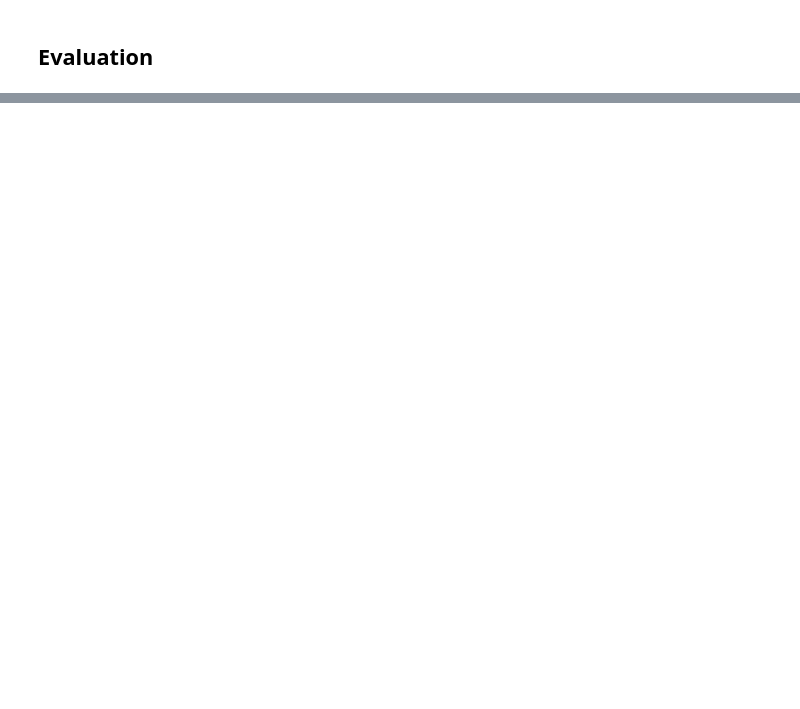
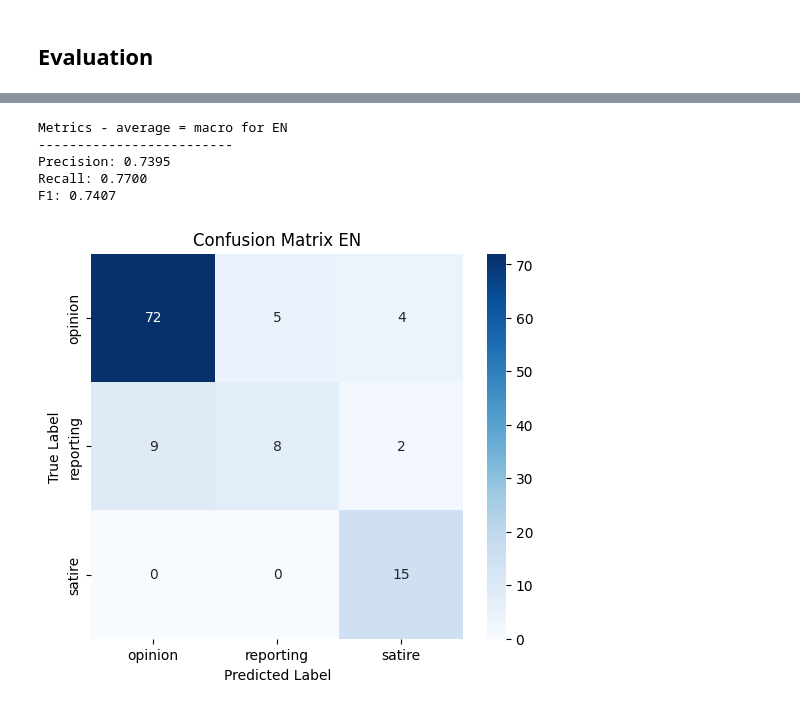
Before and after one commit to VladWero08/mt-pattern-preservation, a Jupyter notebook: notebooks/xml_roberta_classification.ipynb, the cells around one changed output, grey strips where cells are left out. Cells and saved outputs as stored; diff of their text form; code cells hidden in the pictures; blank space fills up the shorter version.

```diff
--- a/notebooks/xml_roberta_classification.ipynb
+++ b/notebooks/xml_roberta_classification.ipynb
@@ -87,10 +160,10 @@ class NewsGenreDataset(torch.utils.data.Dataset):
 # %%
 dataset = NewsGenreDataset(
     [article for article in articles["full_articles"].values],
-    [label2onehot[genre] for genre in articles["genre"].values],
+    [label2id[genre] for genre in articles["genre"].values],
 )
 # %%
 # split the dataset into train and validation
-train_idxs, validation_idxs = train_test_split(range(len(dataset)), test_size=0.1, random_state=42)
+train_idxs, validation_idxs = train_test_split(range(len(dataset)), test_size=0.2, random_state=42, stratify=dataset.labels)
 train_dataset = torch.utils.data.Subset(dataset, train_idxs)
 validation_dataset = torch.utils.data.Subset(dataset, validation_idxs)
@@ -164,0 +276,70 @@ plt.show()
+# %%
+for articles_df, language in articles_all:
+  # load the model each time
+  model = XLMRobertaForSequenceClassification.from_pretrained(
+      model_id,
+      num_labels=len(id2label),
+      problem_type="multi_label_classification",
+  ).to(device)
+  model.config.id2label = id2label
+  model.config.label2id = label2id
+
+  dataset = NewsGenreDataset(
+      [article for article in articles_df["full_articles"].values],
+      [label2id[genre] for genre in articles_df["genre"].values],
+  )
+
+  # split the dataset into train and validation
+  train_idxs, validation_idxs = train_test_split(range(len(dataset)), test_size=0.2, random_state=42, stratify=dataset.labels)
+  train_dataset = torch.utils.data.Subset(dataset, train_idxs)
+  validation_dataset = torch.utils.data.Subset(dataset, validation_idxs)
+
+  # define training arguments
+  training_args = TrainingArguments(
+    num_train_epochs=5,
+    per_device_train_batch_size=16,
+    per_device_eval_batch_size=16,
+    learning_rate=2e-5,
+    weight_decay=1e-4,
+    eval_strategy="epoch",
+  )
+
+  # TRAINING
+  # --------
+  trainer = ClassWeightedTrainer(
+    model=model,
+    args=training_args,
+    train_dataset=train_dataset,
+    eval_dataset=validation_dataset,
+    processing_class=tokenizer,
+  )
+  trainer.train()
+
+  # EVALUATION
+  # ----------
+  # compute the prediction logits
+  val_predictions = trainer.predict(validation_dataset)
+  # compute the prediction classes
+  val_predictions_labels = np.argmax(val_predictions.predictions, axis=1)
+  # extract the true labels from the validation dataset
+  val_true_labels = np.array([dataset[idx]["labels"] for idx in validation_dataset.indices])
+  # compute metrics
+  precision = precision_score(val_true_labels, val_predictions_labels, average="macro")
+  recall = recall_score(val_true_labels, val_predictions_labels, average="macro")
+  f1 = f1_score(val_true_labels, val_predictions_labels, average="macro")
+  cm = confusion_matrix(val_true_labels, val_predictions_labels)
+
+  print(f"Metrics - average = macro for {language.upper()}")
+  print("-------------------------")
+  print(f"Precision: {precision:.4f}")
+  print(f"Recall: {recall:.4f}")
+  print(f"F1: {f1:.4f}")
+
+  plt.figure(figsize=(6,5))
+  sns.heatmap(cm, annot=True, fmt="d", cmap="Blues", xticklabels=class_names, yticklabels=class_names)
+  plt.xlabel("Predicted Label")
+  plt.ylabel("True Label")
+  plt.title(f"Confusion Matrix {language.upper()}")
+  plt.savefig(f"confusion_matrix_{language}.png", dpi=300, bbox_inches="tight")
+  plt.show()
+# %% [output]
@@ -164,0 +356,6 @@ plt.show()
+Metrics - average = macro for EN
+-------------------------
+Precision: 0.7395
+Recall: 0.7700
+F1: 0.7407
+[figure, added]
```
Also changed, not shown: parts of 21 cells of this notebook, 1 other file.
